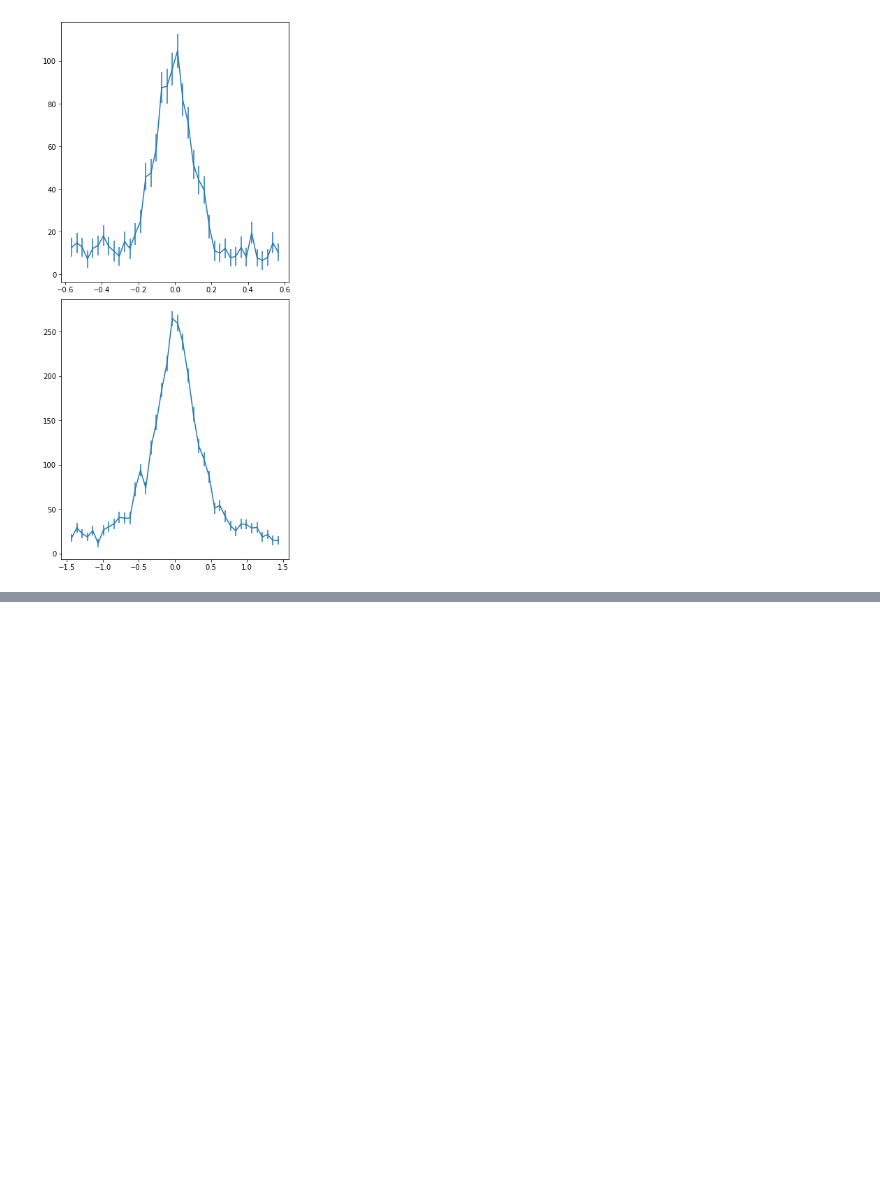
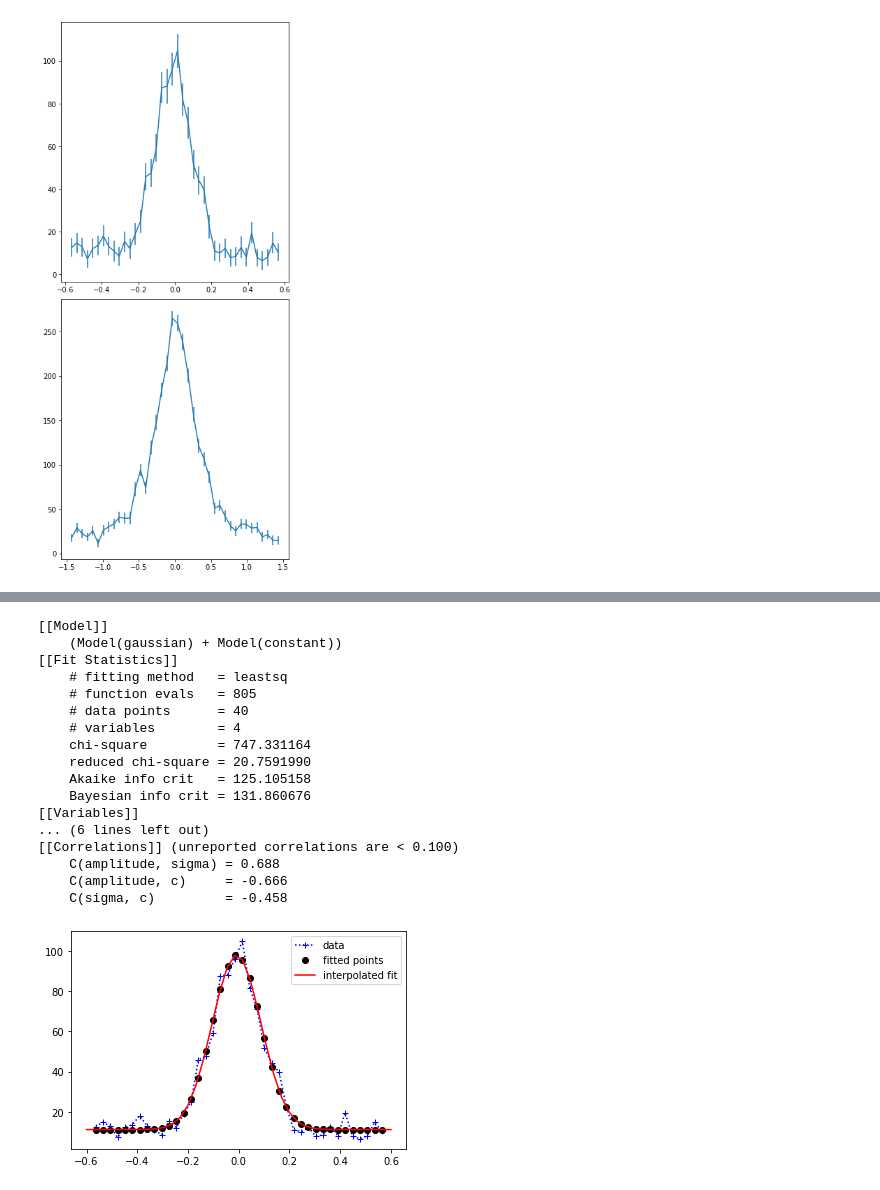
Before and after one commit to diodeamy/ComputationalMethods, a Jupyter notebook: HW3FittingInterpretation.ipynb, the cells around one changed output, grey strips where cells are left out. Drawn from its saved outputs; the diff is of its cells as text; code cells hidden in the pictures; blank space fills up the shorter version.

```diff
--- a/HW3FittingInterpretation.ipynb
+++ b/HW3FittingInterpretation.ipynb
@@ -75,4 +77,40 @@ plt.show()
 # %%
 ##and now for the Gaussian model (two "convoluted" Gauss)
 
 modelg = GaussianModel() + ConstantModel()
+
+#parameters
+params = modelg.make_params(amplitude=-1e5, center=1.2,
+                           sigma=2)
+
+
+# do the fit, print out report with results
+result = modelg.fit(y1, params, x=x1)
+print(result.fit_report())
+
+# plot data, best fit, fit interpolated to `xx`
+xx = np.linspace(-0.6, 0.6, 40)
+plt.plot(x1, y1, 'b+:', label='data')
+plt.plot(x1, result.best_fit, 'ko', label='fitted points')
+plt.plot(xx, result.eval(x=xx), 'r-', label='interpolated fit')
+plt.legend()
+plt.show()
+# %% [output]
+[[Model]]
+    (Model(gaussian) + Model(constant))
+[[Fit Statistics]]
+    # fitting method   = leastsq
+    # function evals   = 805
+    # data points      = 40
+    # variables        = 4
+    chi-square         = 747.331164
+    reduced chi-square = 20.7591990
+    Akaike info crit   = 125.105158
+    Bayesian info crit = 131.860676
+[[Variables]]
+... (6 lines left out)
+[[Correlations]] (unreported correlations are < 0.100)
+    C(amplitude, sigma) = 0.688
+    C(amplitude, c)     = -0.666
+    C(sigma, c)         = -0.458
+[figure, added]
```
Also changed, not shown: parts of 3 cells of this notebook.
